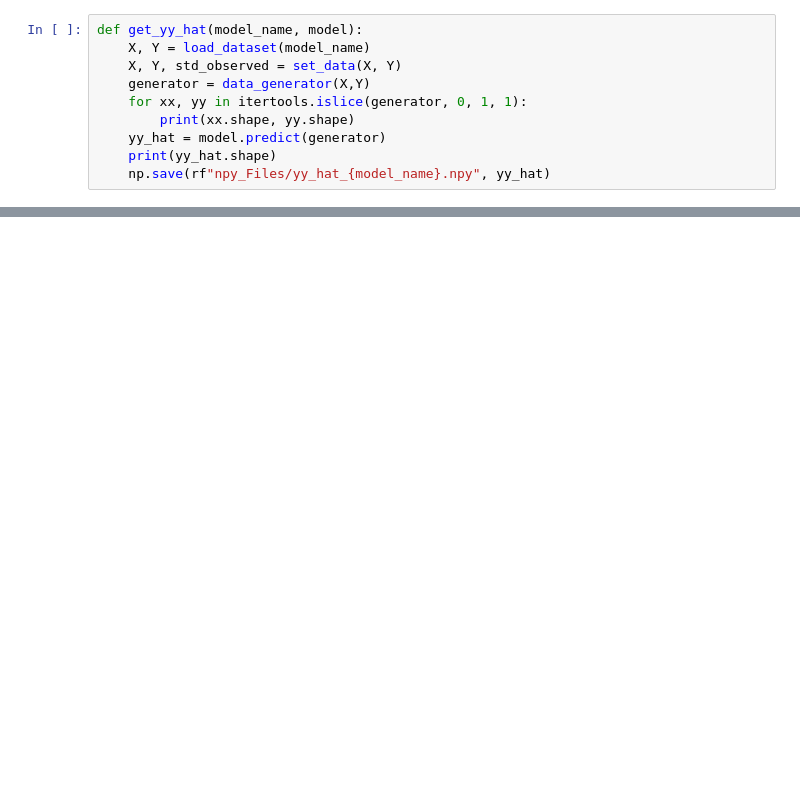
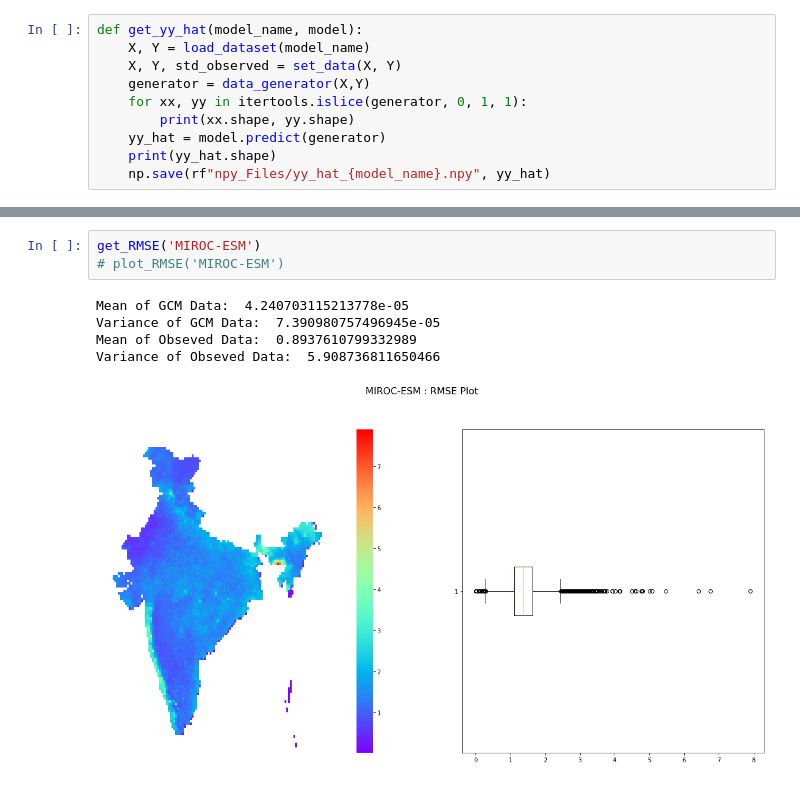
Before and after one commit to dubeysarth/Downscaling_AugmentedConvLSTM, a Jupyter notebook: 04_Testing_Stacks/Testing.ipynb, the cells around one changed output, grey strips where cells are left out. Cells and saved outputs as stored; diff of their text form; blank space fills up the shorter version.

```diff
--- a/04_Testing_Stacks/Testing.ipynb
+++ b/04_Testing_Stacks/Testing.ipynb
@@ -43,0 +91,9 @@ Variance of Obseved Data:  5.908736811650466
+# %%
+get_RMSE('MIROC-ESM')
+# plot_RMSE('MIROC-ESM')
+# %% [output]
+Mean of GCM Data:  4.240703115213778e-05
+Variance of GCM Data:  7.390980757496945e-05
+Mean of Obseved Data:  0.8937610799332989
+Variance of Obseved Data:  5.908736811650466
+[figure, added]
```
Also changed, not shown: parts of 16 cells of this notebook, 15 other files.
